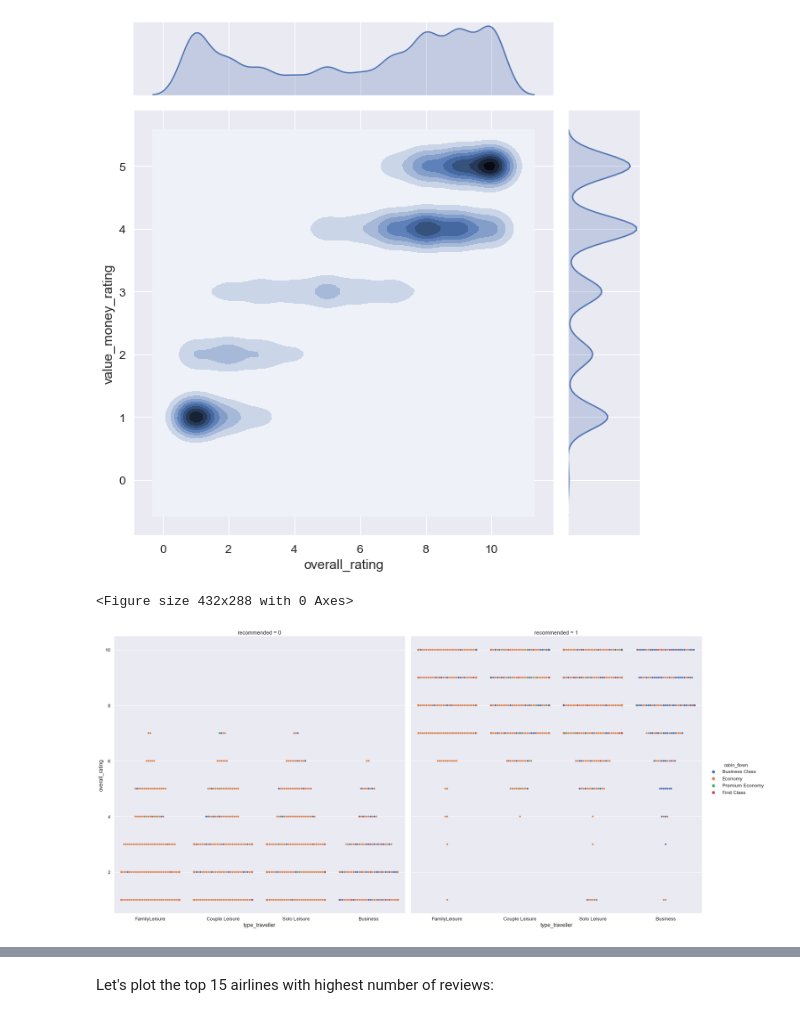
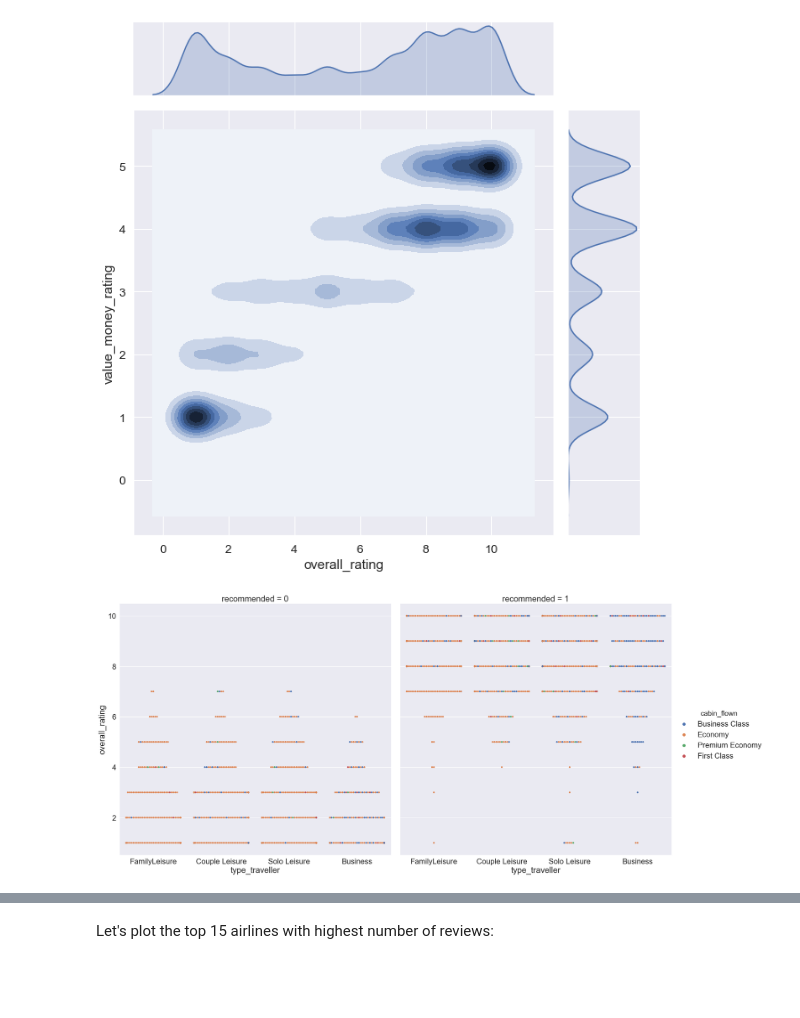
Before and after one commit to monikakrajnc/Capstone-Project-2, a Jupyter notebook: Exploratory_data_analysis.ipynb, the cells around one changed output, grey strips where cells are left out. Drawn from its saved outputs; the diff is of its cells as text; code cells hidden in the pictures; blank space fills up the shorter version.

```diff
--- a/Exploratory_data_analysis.ipynb
+++ b/Exploratory_data_analysis.ipynb
@@ -886,7 +859,7 @@ data_112_most_entries.groupby(['airline_name', 'cabin_flown']).agg({'overall_rat
 335 rows × 10 columns
 # %%
 # plot overall rating based on the flight class and recommendation
-plt.figure()
+sns.set(font_scale=2)
 _  = sns.catplot(x='overall_rating', hue='cabin_flown', col='recommended', data=data_112_most_entries, kind='count', height=10)
 plt.show()
 # %% [output]
@@ -904,11 +876,11 @@ sns.jointplot(x='overall_rating', y='value_money_rating', data=data_112_most_ent
 [figure]
 # %%
 # plot recommended and overall rating based on the flight class and traveller type
-plt.figure()
+#plt.figure()
+sns.set(font_scale=2)
 _  = sns.catplot(x='type_traveller', y='overall_rating', hue='cabin_flown', col='recommended', kind='swarm', data=data_112_most_entries, height=12)
 plt.show()
 # %% [output]
-<Figure size 432x288 with 0 Axes>
-[figure, old version]
+[figure, new version]
 # %%
 # plot recommended based on the flight class and traveller type
```
Also changed, not shown: parts of 17 cells of this notebook, 6 other files.
